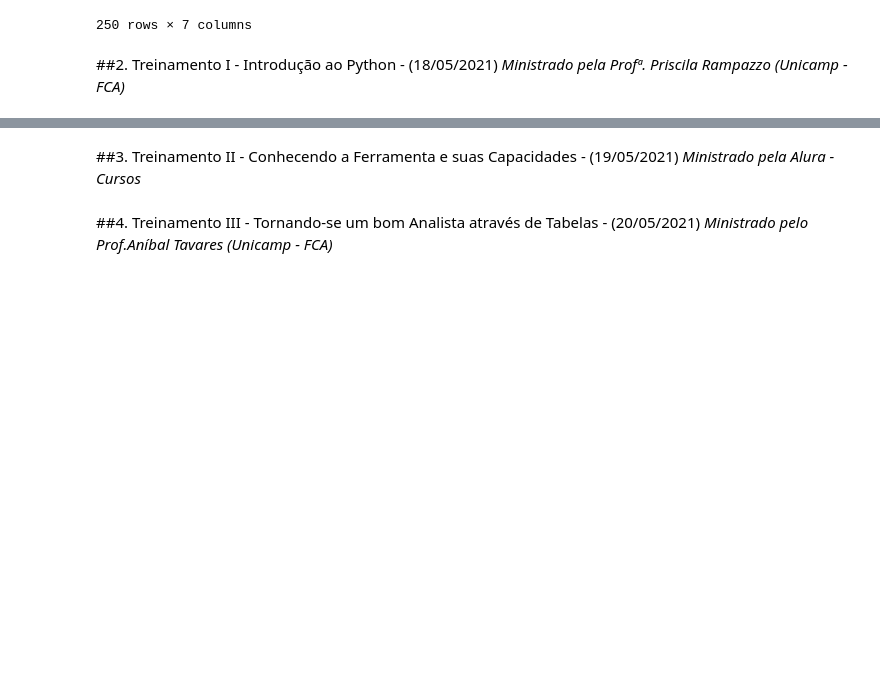
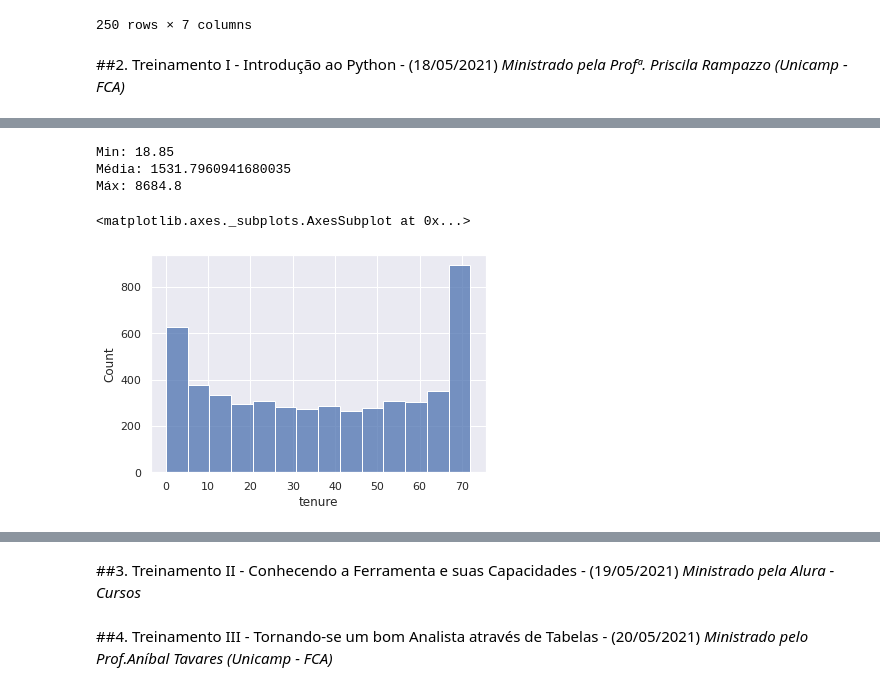
Before and after one commit to m-eicardi/MTEch-2021, a Jupyter notebook: MTEch_MSE.ipynb, the cells around one changed output, grey strips where cells are left out. Saved outputs shown, nothing was run; the diff lists cells and outputs as text; code cells hidden in the pictures; blank space fills up the shorter version.

```diff
--- a/MTEch_MSE.ipynb
+++ b/MTEch_MSE.ipynb
@@ -137,0 +197,5 @@ df
+# %%
+#Transformar para numérico
+dados['TotalCharges'] = pd.to_numeric(dados['TotalCharges'], errors ='coerce')
+
+dados.dtypes
@@ -137,0 +231,6 @@ df
+# %%
+dados.columns = ['customerID', 'gender', 'SeniorCitizen', 'Partner', 'Dependents',
+       'tenure', 'PhoneService', 'MultipleLines', 'InternetService',
+       'ad1', 'ad2', 'ad3', 'ad4',
+       'StreamingTV', 'StreamingMovies', 'Contract', 'PaperlessBilling',
+       'PaymentMethod', 'MonthlyCharges', 'TotalCharges', 'Churn']
@@ -137,0 +240,17 @@ df
+# %%
+#Tratamento: substituir 'NO' por '0' e 'Yes' por '1'
+condicoes1 = [(dados['ad1'] == 'Yes'), (dados['ad1'] == 'No') ]
+condicoes2 = [(dados['ad2'] == 'Yes'), (dados['ad2'] == 'No') ]
+condicoes3 = [(dados['ad3'] == 'Yes'), (dados['ad3'] == 'No') ]
+condicoes4 = [(dados['ad4'] == 'Yes'), (dados['ad4'] == 'No') ]
+
+valores = [1, 0]
+
+dados['ad1'] = np.select(condicoes1, valores)
+dados['ad2'] =  np.select(condicoes2, valores)
+dados['ad3'] =  np.select(condicoes3, valores)
+dados['ad4'] =  np.select(condicoes4, valores)
+
+dados['QtdeAD'] = dados['ad1'] + dados['ad2'] + dados['ad3'] +dados['ad4']
+
+dados
@@ -137,0 +298,4 @@ df
+# %%
+dados3 = dados[dados['Churn'] == 'No']
+
+dados3
@@ -137,0 +345,18 @@ df
+# %%
+#clientes que cancelaram o contrato
+cYesMedia = dados2['TotalCharges'].mean()
+cYesMin = dados2['TotalCharges'].min()
+cYesMax = dados2['TotalCharges'].max()
+
+print("Min:", cYesMin)
+print("Média:", cYesMedia)
+print("Máx:", cYesMax)
+# %% [output]
+Min: 18.85
+Média: 1531.7960941680035
+Máx: 8684.8
+# %%
+sns.histplot(data = dados3, x='tenure')
+# %% [output]
+<matplotlib.axes._subplots.AxesSubplot at 0x...>
+[figure, added]
```
Also changed, not shown: parts of 23 cells of this notebook.
